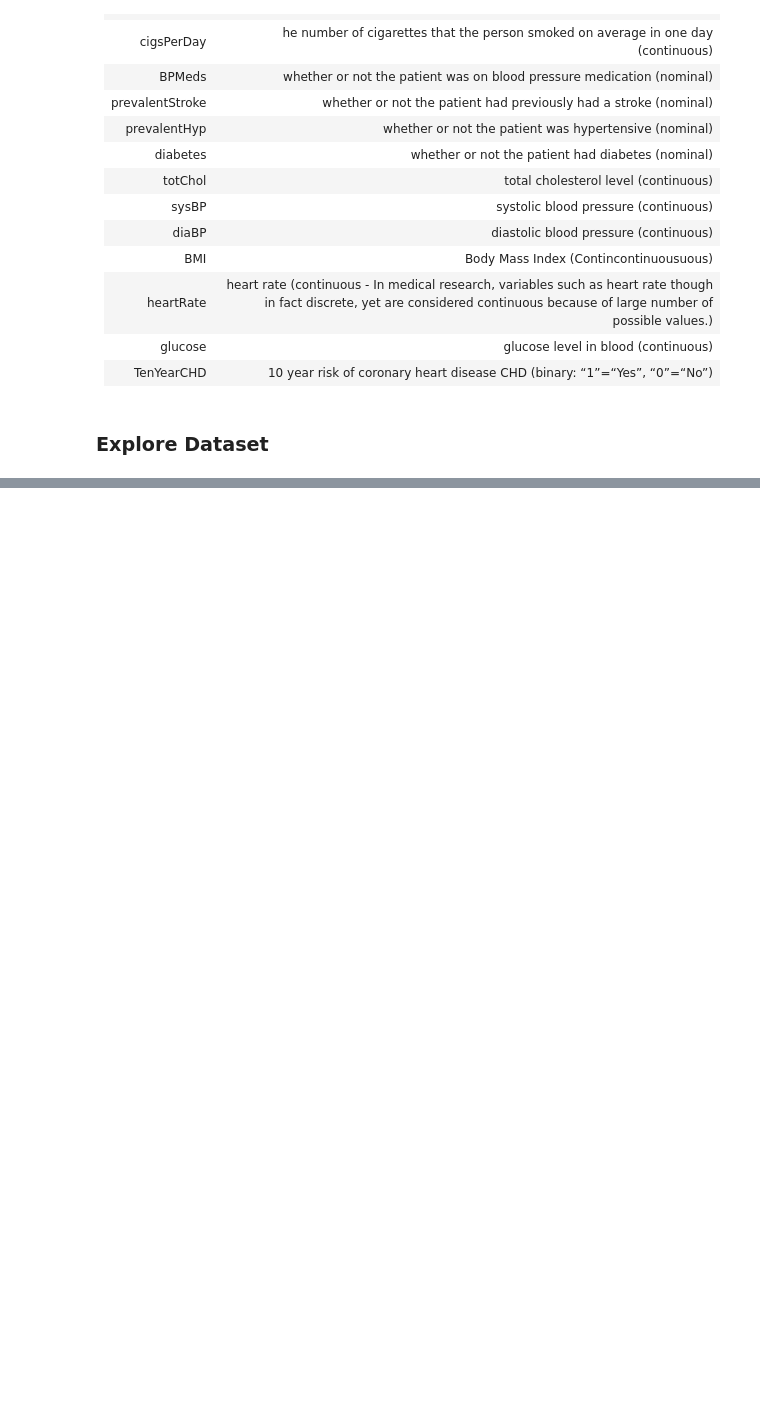
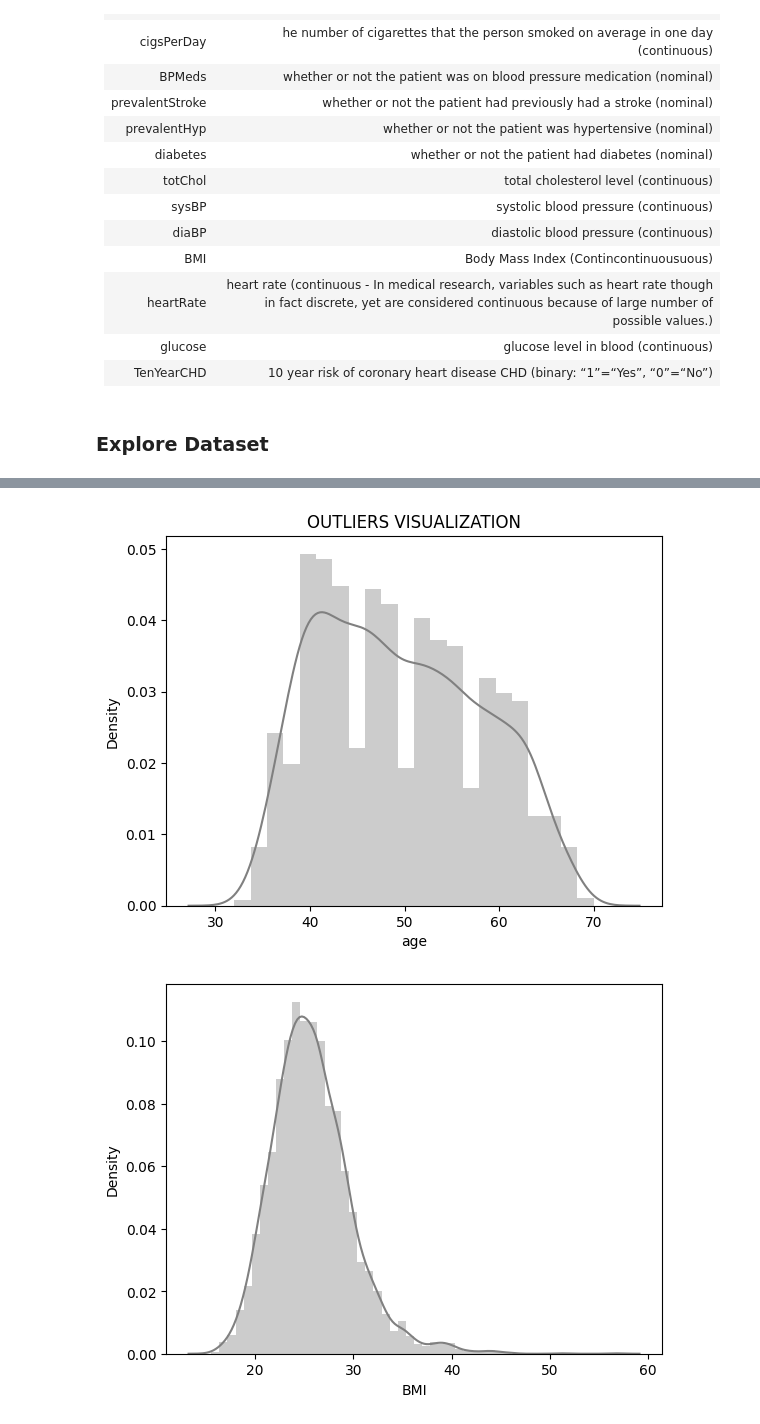
Before and after one commit to yangfuchun/Heart_Disease_Prediction_and_Optimization, a Jupyter notebook: Code.ipynb, the cells around one changed output, grey strips where cells are left out. Saved outputs shown, nothing was run; the diff lists cells and outputs as text; code cells hidden in the pictures; blank space fills up the shorter version.

```diff
--- a/Code.ipynb
+++ b/Code.ipynb
@@ -45,0 +190,9 @@ from sklearn.neighbors import KNeighborsClassifier
+# %%
+# fill the NaNs in glucose with the mean
+df['glucose'].fillna(df['glucose'].mean(), inplace=True)
+# %%
+# fill the NaNs in BPMeds with the mode
+df['BPMeds'].fillna(df['BPMeds'].mode(), inplace=True)
+# %%
+# fill the NaNs in totChol with the mean
+df['totChol'].fillna(df['totChol'].mean(), inplace=True)
@@ -45,0 +223,11 @@ from sklearn.neighbors import KNeighborsClassifier
+# %%
+# check outliers by visualizing them
+cols =['age','BMI','heartRate','sysBP','totChol','diaBP', 'cigsPerDay']
+plt.title("OUTLIERS VISUALIZATION")
+for i in cols:
+    df[i]
+    sns.distplot(df[i],color='grey')
+    plt.show()
+# %% [output]
+[figure, added]
+[figure, added]
```
Also changed, not shown: parts of 157 cells of this notebook, 1 other file.
